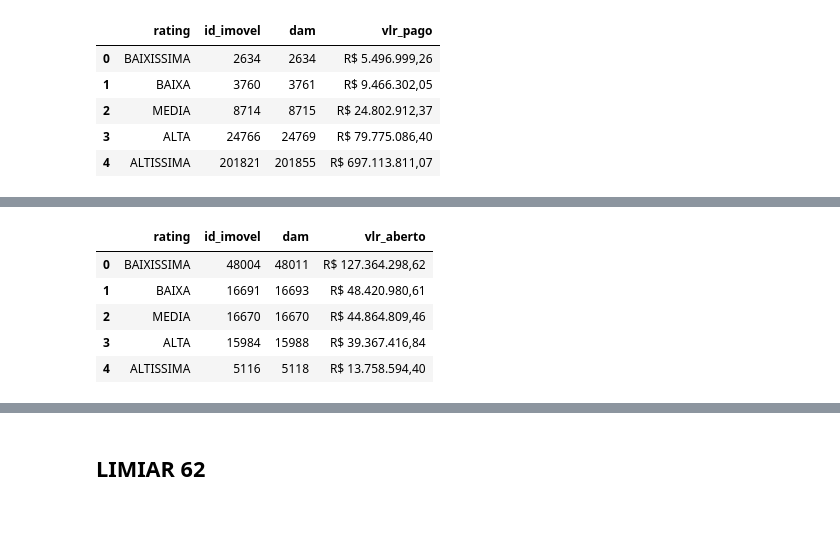
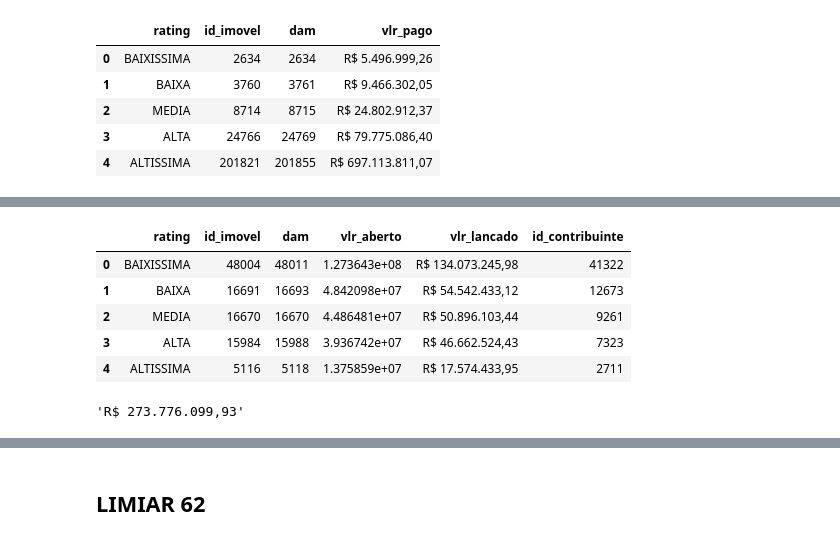
Before and after one commit to LanCarv/divida_ativa, a Jupyter notebook: regressao_iptu copy.ipynb, the cells around one changed output, grey strips where cells are left out. Drawn from its saved outputs; the diff is of its cells as text; code cells hidden in the pictures.

```diff
--- a/regressao_iptu copy.ipynb
+++ b/regressao_iptu copy.ipynb
@@ -3143,7 +3271,5 @@ Index(['id_contribuinte', 'dam', 'id_imovel', 'ano', 'idade_imovel',
       dtype='object')
 # %%
-resultado = df_resultado_predict[['id_contribuinte', 'dam', 'id_imovel', 'ano',
-                      'aberto','vlr_aberto', 'vlr_pago', 'vlr_lancado',
-                      'perc_hist_pago', 'pagamento','percentual_pago', 'predicao', 'predicao_binaria', 'rating']].copy()
+resultado = df_resultado_predict.copy()
 aberto = resultado.query('vlr_pago != vlr_lancado')
 fechado = resultado.query('vlr_pago == vlr_lancado')
@@ -3180,22 +3417,29 @@ limiar62
 # %%
-limiar62 = aberto.groupby(['rating']).agg({
+limiar62_estoque = aberto.groupby(['rating']).agg({
     'id_imovel': 'nunique',
     'dam': 'nunique',
-    'vlr_aberto': 'sum'
+    'vlr_aberto': 'sum',
+    'vlr_lancado': 'sum',
+    'id_contribuinte': 'nunique'
 }).reset_index()
 
 order = ['BAIXISSIMA', 'BAIXA', 'MEDIA', 'ALTA', 'ALTISSIMA']
-limiar62['rating'] = pd.Categorical(limiar62['rating'], categories=order, ordered=True)
+limiar62_estoque['rating'] = pd.Categorical(limiar62_estoque['rating'], categories=order, ordered=True)
 
-limiar62 = limiar62.sort_values(by='rating')
-limiar62.reset_index(drop=True, inplace=True)
+limiar62_estoque = limiar62_estoque.sort_values(by='rating')
+limiar62_estoque.reset_index(drop=True, inplace=True)
 
-limiar62['vlr_aberto'] = limiar62['vlr_aberto'].apply(formatar_moeda)
-limiar62
+# limiar62_estoque['vlr_aberto'] = limiar62_estoque['vlr_aberto'].apply(formatar_moeda)
+limiar62_estoque['vlr_lancado'] = limiar62_estoque['vlr_lancado'].apply(formatar_moeda)
+limiar62_estoque
 # %% [output]
-|  | rating | id_imovel | dam | vlr_aberto |
-| 0 | BAIXISSIMA | 48004 | 48011 | R$ 127.364.298,62 |
-| 1 | BAIXA | 16691 | 16693 | R$ 48.420.980,61 |
-| 2 | MEDIA | 16670 | 16670 | R$ 44.864.809,46 |
-| 3 | ALTA | 15984 | 15988 | R$ 39.367.416,84 |
-| 4 | ALTISSIMA | 5116 | 5118 | R$ 13.758.594,40 |
+|  | rating | id_imovel | dam | vlr_aberto | vlr_lancado | id_contribuinte |
+| 0 | BAIXISSIMA | 48004 | 48011 | 1.273643e+08 | R$ 134.073.245,98 | 41322 |
+| 1 | BAIXA | 16691 | 16693 | 4.842098e+07 | R$ 54.542.433,12 | 12673 |
+| 2 | MEDIA | 16670 | 16670 | 4.486481e+07 | R$ 50.896.103,44 | 9261 |
+| 3 | ALTA | 15984 | 15988 | 3.936742e+07 | R$ 46.662.524,43 | 7323 |
+| 4 | ALTISSIMA | 5116 | 5118 | 1.375859e+07 | R$ 17.574.433,95 | 2711 |
+# %%
+formatar_moeda(limiar62_estoque['vlr_aberto'].sum())
+# %% [output]
+'R$ 273.776.099,93'
```
Also changed, not shown: parts of 29 cells of this notebook, 1 other file.
